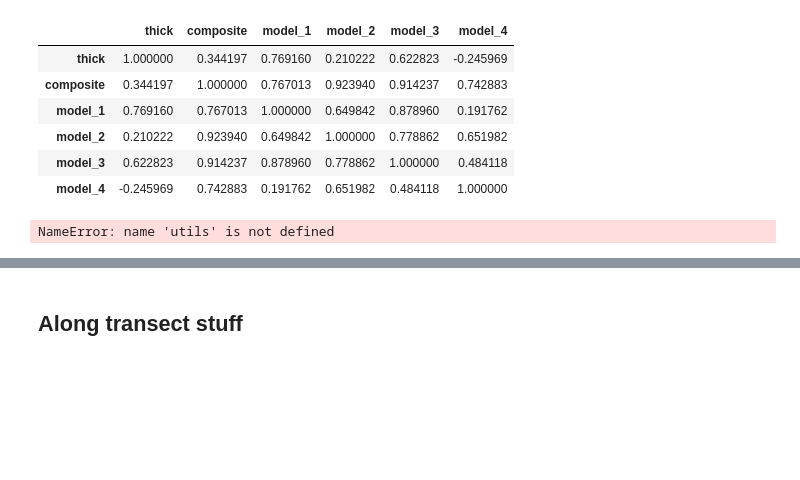
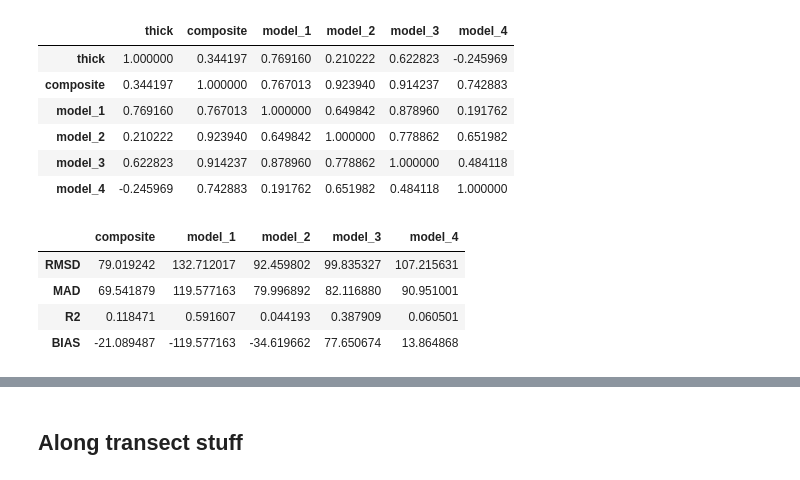
Before and after one commit to fmaussion/ngozumpa_icethick, a Jupyter notebook: analysis_global_itmix.ipynb, the cells around one changed output, grey strips where cells are left out. Saved outputs shown, nothing was run; the diff lists cells and outputs as text; code cells hidden in the pictures; blank space fills up the shorter version.

Commit message:
Forgot an import

```diff
--- a/analysis_global_itmix.ipynb
+++ b/analysis_global_itmix.ipynb
@@ -132,15 +132,25 @@ df.corr()
 | model_3 | 0.622823 | 0.914237 | 0.878960 | 0.778862 | 1.000000 | 0.484118 |
 | model_4 | -0.245969 | 0.742883 | 0.191762 | 0.651982 | 0.484118 | 1.000000 |
 # %%
+# For this we need oggm installed
 sdf = pd.DataFrame()
-for mod in ['composite'] + models:
-    sdf.loc['RMSD', mod] = utils.rmsd(df.thick, df[mod])
-    sdf.loc['MAD', mod] = utils.mad(df.thick, df[mod])
-    sdf.loc['R2', mod] = utils.corrcoef(df.thick, df[mod])**2
-    sdf.loc['BIAS', mod] = utils.md(df.thick, df[mod])
+try:
+    from oggm import utils
+    for mod in ['composite'] + models:
+        sdf.loc['RMSD', mod] = utils.rmsd(df.thick, df[mod])
+        sdf.loc['MAD', mod] = utils.mad(df.thick, df[mod])
+        sdf.loc['R2', mod] = utils.corrcoef(df.thick, df[mod])**2
+        sdf.loc['BIAS', mod] = utils.md(df.thick, df[mod])
+
+except ImportError:
+    pass
 sdf
 # %% [output]
-NameError: name 'utils' is not defined
+|  | composite | model_1 | model_2 | model_3 | model_4 |
+| RMSD | 79.019242 | 132.712017 | 92.459802 | 99.835327 | 107.215631 |
+| MAD | 69.541879 | 119.577163 | 79.996892 | 82.116880 | 90.951001 |
+| R2 | 0.118471 | 0.591607 | 0.044193 | 0.387909 | 0.060501 |
+| BIAS | -21.089487 | -119.577163 | -34.619662 | 77.650674 | 13.864868 |
 # %%
 g = sns.PairGrid(df[['thick', 'composite'] + models])
 g.map_diag(plt.hist)
```
Also changed, not shown: parts of 2 cells of this notebook.
